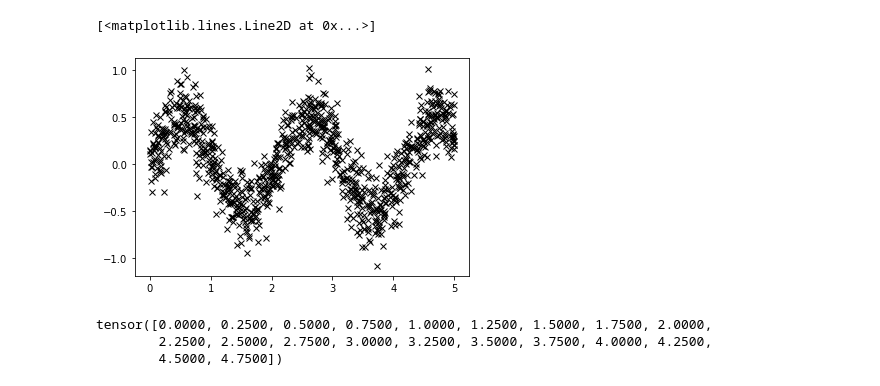
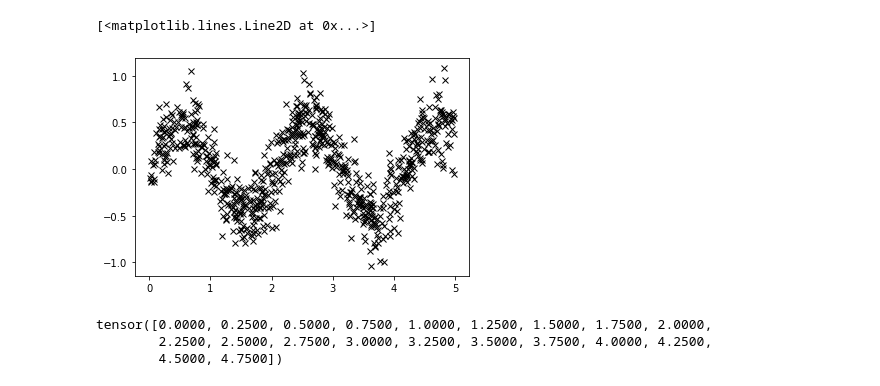
Before and after one commit to mkomod/variational-inference, a Jupyter notebook: py/gpvi/gpvi_basic.ipynb, the cells around one changed output. Cells and saved outputs as stored; diff of their text form; code cells hidden in the pictures.

```diff
--- a/py/gpvi/gpvi_basic.ipynb
+++ b/py/gpvi/gpvi_basic.ipynb
@@ -11,14 +11,14 @@ from laplace import Laplace
 
 pyro.set_rng_seed(0)
 # %%
-N = 1000
+N = 800
 X = dist.Uniform(0.0, 5.0).sample(sample_shape=(N,))
 y = 0.5 * torch.sin(3*X) + dist.Normal(0.0, 0.2).sample(sample_shape=(N,))
 
 plt.plot(X.numpy(), y.numpy(), "kx")
 # %% [output]
 [<matplotlib.lines.Line2D at 0x...>]
-[figure, old version]
+[figure, new version]
 # %%
 # initialize the inducing inputs
 Xu = torch.arange(20.) / 4.0
```
Also changed, not shown: parts of 5 cells of this notebook.
